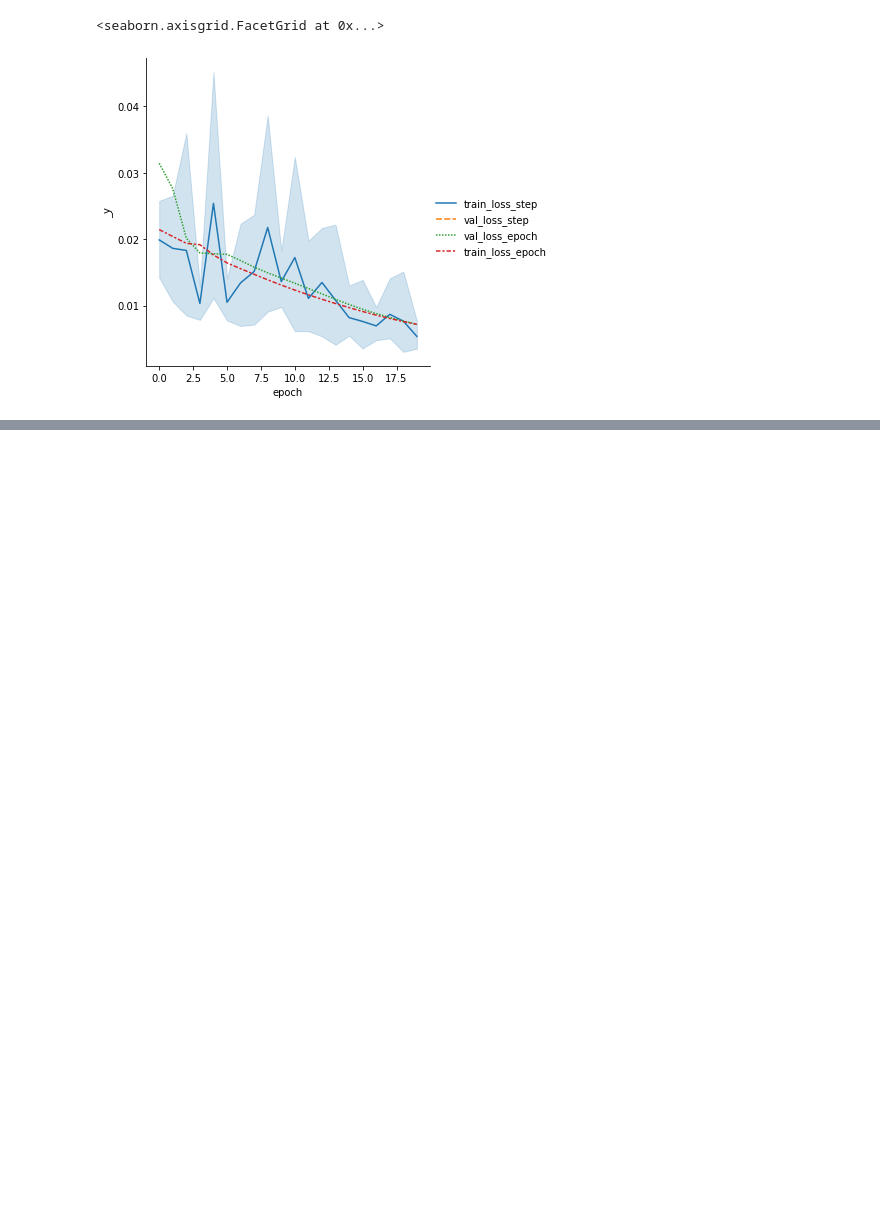
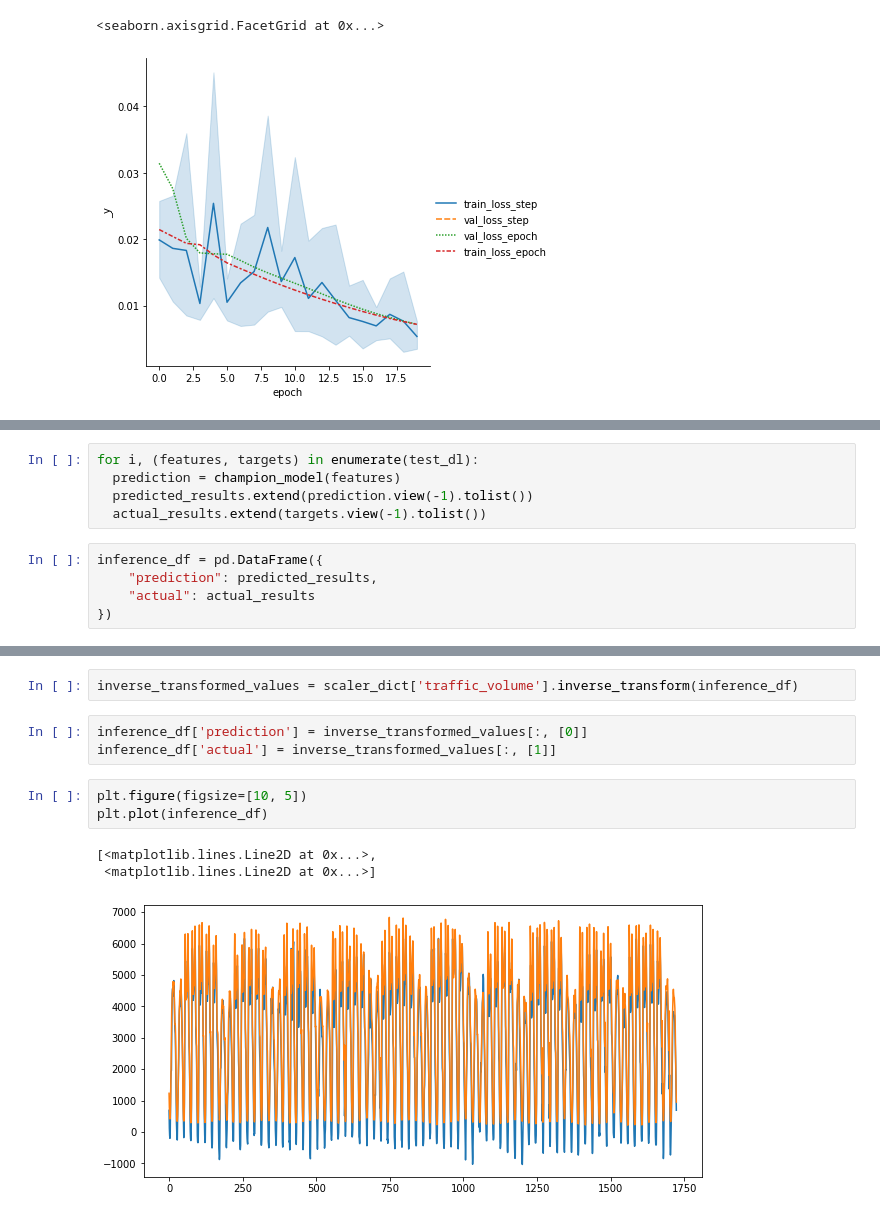
Before and after one commit to Velociraptorvelraptor/metro-interstate-traffic-volume-LSTM-PyTorch-Lightening, a Jupyter notebook: traffic_volume_LSTM_pytorch_lightening.ipynb, the cells around one changed output, grey strips where cells are left out. Cells and saved outputs as stored; diff of their text form; blank space fills up the shorter version.

Commit message:
Add inference on a test set.

```diff
--- a/traffic_volume_LSTM_pytorch_lightening.ipynb
+++ b/traffic_volume_LSTM_pytorch_lightening.ipynb
@@ -359,0 +376,10 @@ sns.relplot(data=metrics, kind="line")
+# %%
+for i, (features, targets) in enumerate(test_dl):
+  prediction = champion_model(features)
+  predicted_results.extend(prediction.view(-1).tolist())
+  actual_results.extend(targets.view(-1).tolist())
+# %%
+inference_df = pd.DataFrame({
+    "prediction": predicted_results,
+    "actual": actual_results
+})
@@ -359,0 +395,12 @@ sns.relplot(data=metrics, kind="line")
+# %%
+inverse_transformed_values = scaler_dict['traffic_volume'].inverse_transform(inference_df)
+# %%
+inference_df['prediction'] = inverse_transformed_values[:, [0]]
+inference_df['actual'] = inverse_transformed_values[:, [1]]
+# %%
+plt.figure(figsize=[10, 5])
+plt.plot(inference_df)
+# %% [output]
+[<matplotlib.lines.Line2D at 0x...>,
+ <matplotlib.lines.Line2D at 0x...>]
+[figure, added]
```
Also changed, not shown: parts of 6 cells of this notebook.
